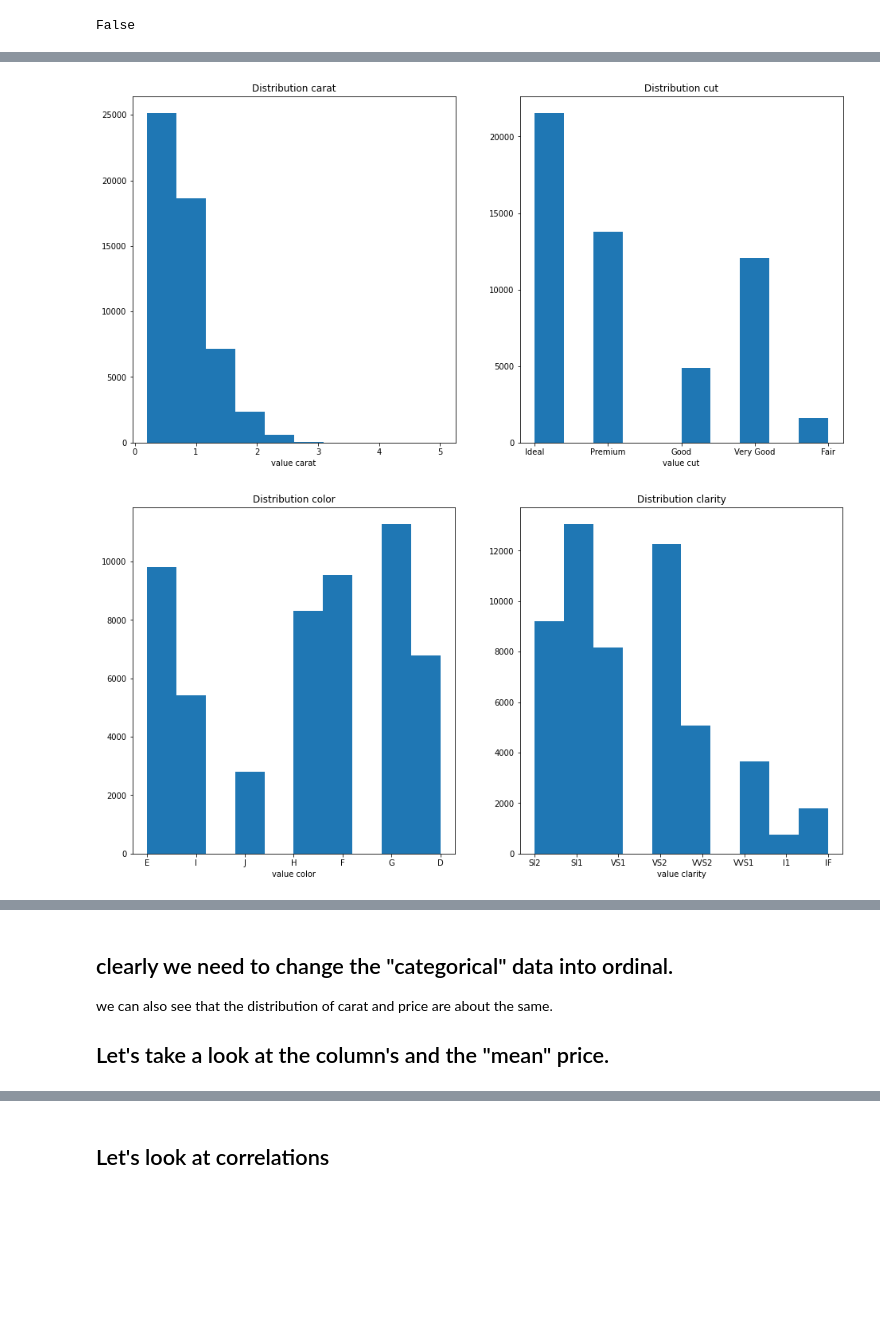
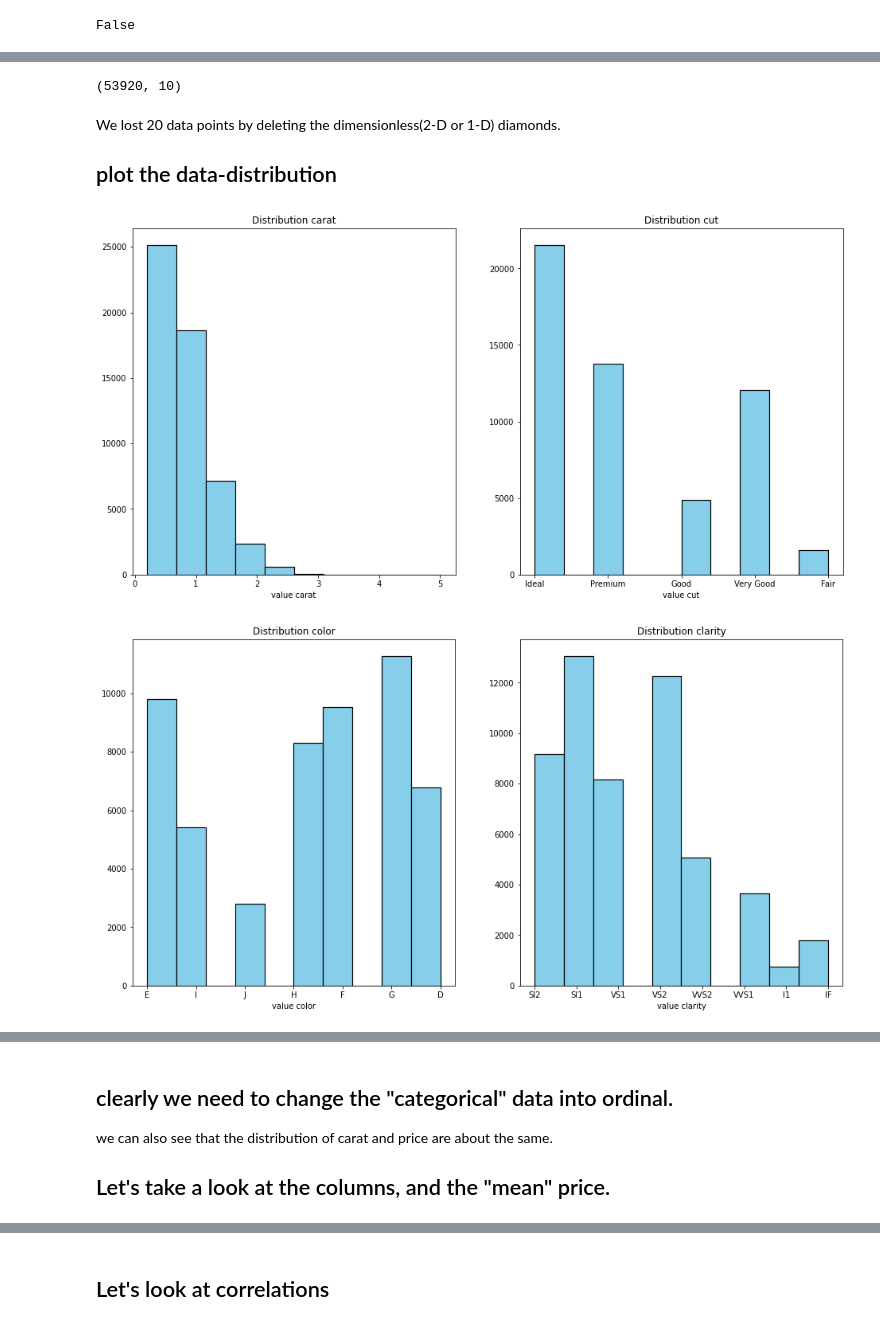
Before and after one commit to mike-tr/IntroToDS_Final, a Jupyter notebook: P3_regression_diamonds.ipynb, the cells around one changed output, grey strips where cells are left out. Drawn from its saved outputs; the diff is of its cells as text; code cells hidden in the pictures; blank space fills up the shorter version.

```diff
--- a/P3_regression_diamonds.ipynb
+++ b/P3_regression_diamonds.ipynb
@@ -81,21 +108,33 @@ False
+# %%
+diamonds = diamonds.loc[diamonds["x"] > 0].loc[
+    diamonds["y"] > 0].loc[diamonds["z"] > 0]
+diamonds.shape
+# %% [output]
+(53920, 10)
+# %% [markdown]
+We lost 20 data points by deleting the dimensionless(2-D or 1-D) diamonds.
+
+## plot the data-distribution
 # %%
+import seaborn as sns
 def plot_distribution(df_set : pd.DataFrame):
     fig, ax = None, None
     i = 0
     for column in df_set.columns:
         if i == 0:
             fig, ax = plt.subplots(nrows=1, ncols=2, figsize=(16, 8))
-        ax[i].hist(df_set[column])
+            fig.patch.set_facecolor('white')
+        ax[i].hist(df_set[column], color = "skyblue", ec="skyblue", edgecolor='black', linewidth=1.2)
         ax[i].title.set_text(("Distribution " + column))
         ax[i].set_xlabel("value " + column)
         if i == 1:
             plt.show()
 
             i = 0
         else:
             i += 1
 
 plot_distribution(diamonds)
 # %% [output]
-[figure, old version]
+[figure, new version]
-[figure, old version]
+[figure, new version]
@@ -106,7 +145,7 @@ plot_distribution(diamonds)
 ## clearly we need to change the "categorical" data into ordinal.
 we can also see that the distribution of  carat and price are about the same.
 
-## Let's take a look at the column's and the "mean" price.
+## Let's take a look at the columns, and the "mean" price.
 # %%
 from IPython.display import display, HTML
 
```
Also changed, not shown: parts of 42 cells of this notebook, 1 other file.
